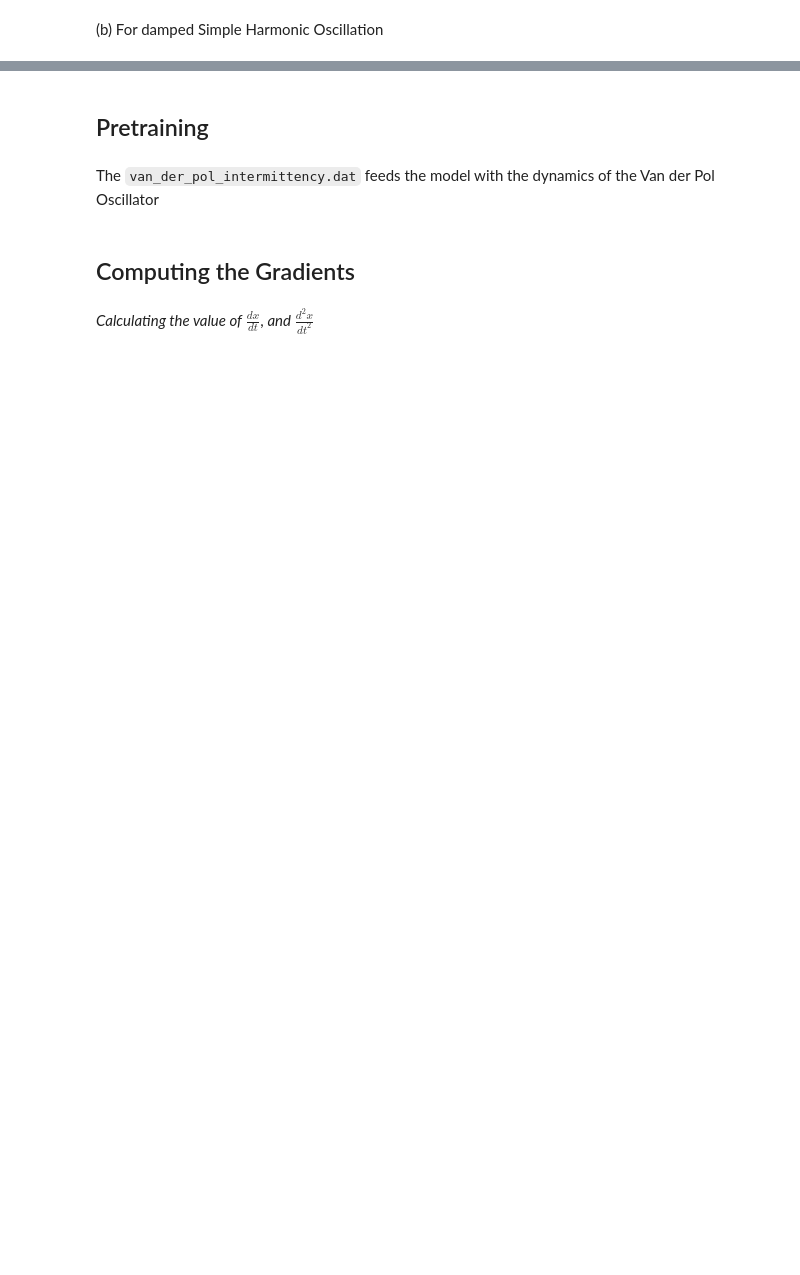
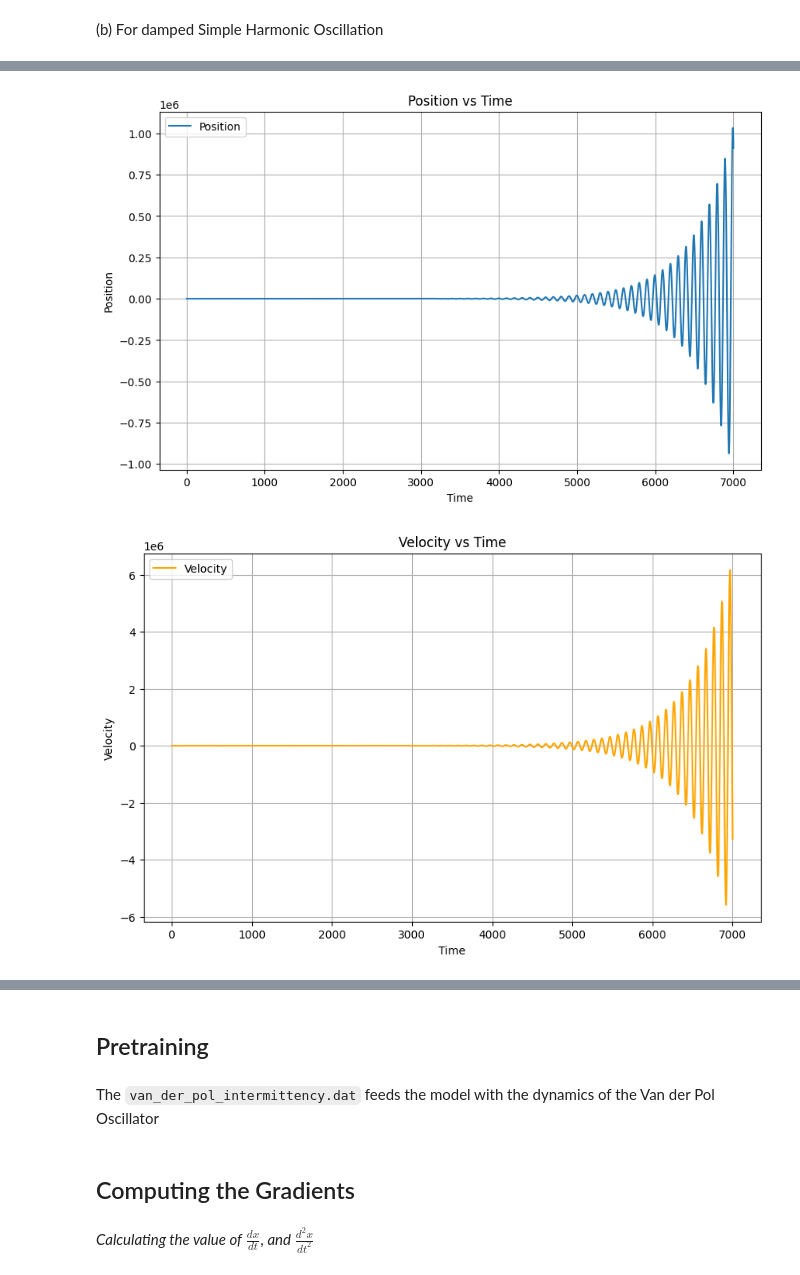
Before and after one commit to oops-moment/Van-der-Pol-informed-Neural-Networks, a Jupyter notebook: code.ipynb, the cells around one changed output, grey strips where cells are left out. Cells and saved outputs as stored; diff of their text form; code cells hidden in the pictures; blank space fills up the shorter version.

```diff
--- a/code.ipynb
+++ b/code.ipynb
@@ -197,0 +250,36 @@ plot_initial_graphs(time, velocity, position)
+# %%
+data = np.loadtxt(r'D:\Prisha\SEM 6\Van-der-Pol-informed-Neural-Networks\Dataset\shm_data_damped.dat')
+# Extract columns from the data
+time= np.arange(1,data.shape[0]+1)
+velocity = data[:, 0]
+position = data[:, 1]
+
+plt.figure(figsize=(10, 6))
+plt.plot(time, position, label="Position")
+plt.xlabel("Time")
+plt.ylabel("Position")
+plt.title("Position vs Time")
+plt.legend()
+plt.grid(True)
+plt.show()
+
+plt.figure(figsize=(10, 6))
+plt.plot(time, velocity, label="Velocity", color="orange")
+plt.xlabel("Time")
+plt.ylabel("Velocity")
+plt.title("Velocity vs Time")
+plt.legend()
+plt.grid(True)
+plt.show()
+
+plt.figure(figsize=(10, 6))
+plt.plot(position, velocity, label="Velocity", color="orange")
+plt.xlabel("Postion")
+plt.ylabel("Velocity")
+plt.title("Position vs Velocity")
+plt.legend()
+plt.grid(True)
+plt.show()
+# %% [output]
+[figure, added]
+[figure, added]
```
Also changed, not shown: parts of 41 cells of this notebook, 12 other files.
